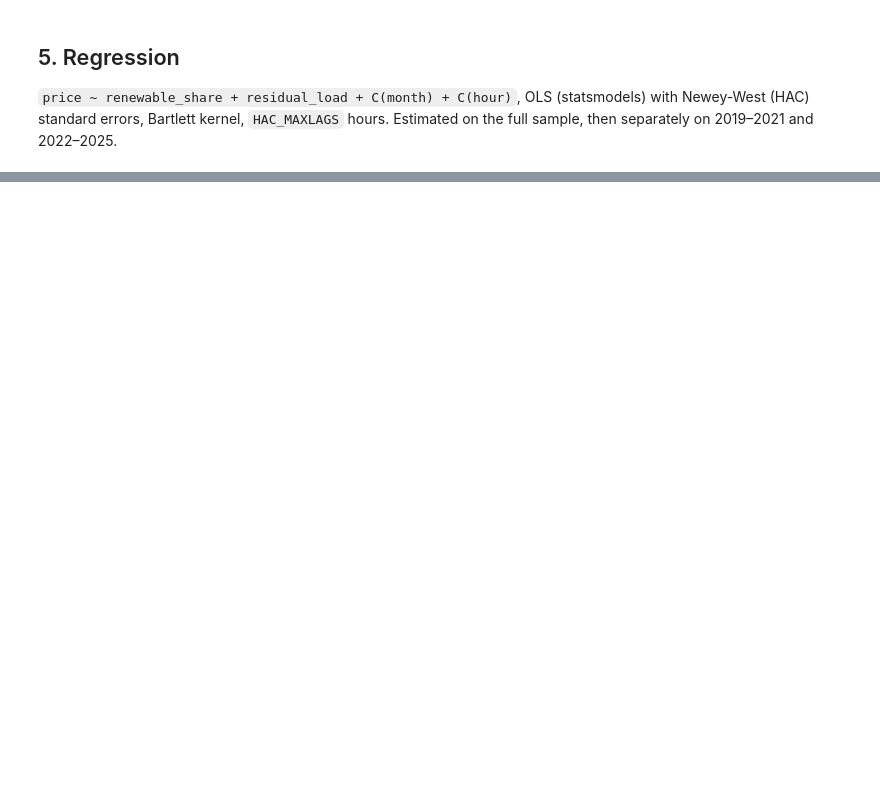
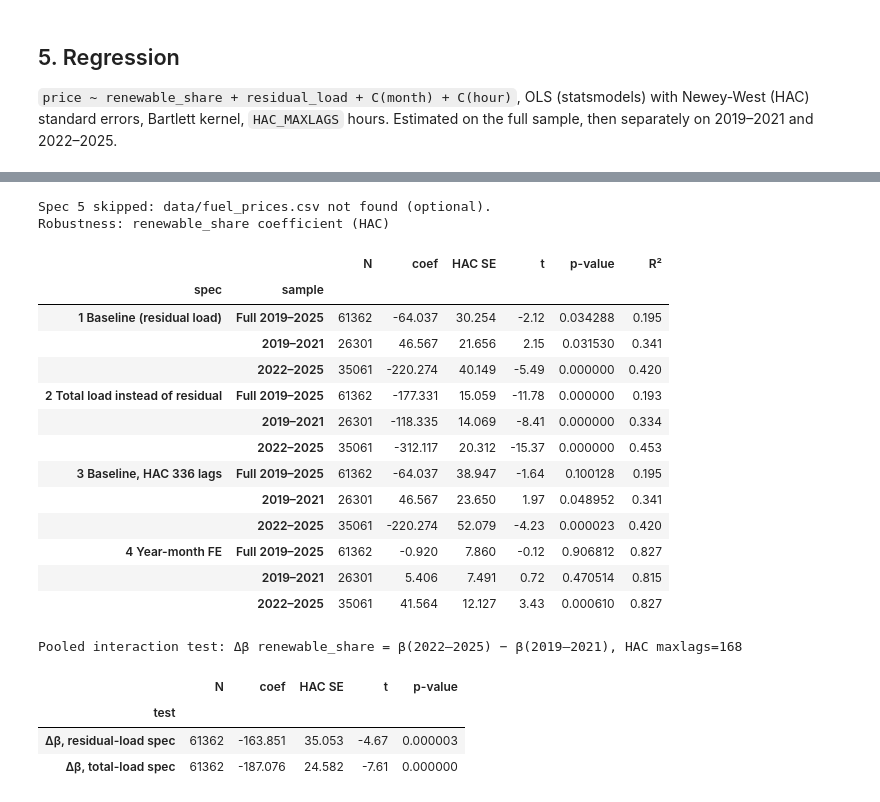
Before and after one commit to etienneRV/merit-order-effect-de, a Jupyter notebook: notebook.ipynb, the cells around one changed output, grey strips where cells are left out. Drawn from its saved outputs; the diff is of its cells as text; code cells hidden in the pictures; blank space fills up the shorter version.

```diff
--- a/notebook.ipynb
+++ b/notebook.ipynb
@@ -303,0 +327,75 @@ renewable_share coefficient by sample (HAC, maxlags=168) [SYNTHETIC DATA]
+# %%
+def fit_spec(formula, d, maxlags=HAC_MAXLAGS):
+    d = d.sort_index()
+    return smf.ols(formula, data=d).fit(cov_type="HAC", cov_kwds={"maxlags": maxlags})
+
+SPECS = {
+    "1 Baseline (residual load)":        ("price ~ renewable_share + residual_load + C(month) + C(hour)", HAC_MAXLAGS),
+    "2 Total load instead of residual":  ("price ~ renewable_share + total_load + C(month) + C(hour)", HAC_MAXLAGS),
+    "3 Baseline, HAC 336 lags":          ("price ~ renewable_share + residual_load + C(month) + C(hour)", 336),
+    "4 Year-month FE":                   ("price ~ renewable_share + residual_load + C(year_month) + C(hour)", HAC_MAXLAGS),
+}
+
+FUEL_CSV = DATA_DIR / "fuel_prices.csv"
+if FUEL_CSV.exists():
+    fuel = pd.read_csv(FUEL_CSV, parse_dates=["date"]).set_index("date")[["ttf", "eua"]].sort_index()
+    day = df["local_time"].dt.tz_localize(None).dt.normalize()
+    fuel = fuel.reindex(pd.date_range(fuel.index.min(), day.max(), freq="D")).ffill()
+    df["ttf"] = day.map(fuel["ttf"])
+    df["eua"] = day.map(fuel["eua"])
+    SPECS["5 Gas + CO2 price controls"] = (
+        "price ~ renewable_share + residual_load + ttf + eua + C(month) + C(hour)", HAC_MAXLAGS)
+    print(f"Fuel prices loaded from {FUEL_CSV}; hours without a fuel price: {df['ttf'].isna().sum():,}")
+else:
+    print(f"Spec 5 skipped: {FUEL_CSV} not found (optional).")
+
+samples = [("Full 2019–2025", df)] + [(p, df[df["period"] == p]) for p in SUBPERIODS]
+rows = []
+for spec, (formula, lags) in SPECS.items():
+    for label, d in samples:
+        r = fit_spec(formula, d, lags)
+        rows.append({"spec": spec, "sample": label, "N": int(r.nobs),
+                     "coef": r.params["renewable_share"], "HAC SE": r.bse["renewable_share"],
+                     "t": r.tvalues["renewable_share"], "p-value": r.pvalues["renewable_share"],
+                     "R²": r.rsquared})
+robustness = pd.DataFrame(rows).set_index(["spec", "sample"])
+
+INTERACTIONS = {
+    "residual-load spec": "price ~ renewable_share * post2022 + residual_load * post2022 + C(month) + C(hour)",
+    "total-load spec":    "price ~ renewable_share * post2022 + total_load * post2022 + C(month) + C(hour)",
+}
+inter_rows = []
+for name, formula in INTERACTIONS.items():
+    r = fit_spec(formula, df)
+    k = "renewable_share:post2022"
+    inter_rows.append({"test": f"Δβ, {name}", "N": int(r.nobs),
+                       "coef": r.params[k], "HAC SE": r.bse[k], "t": r.tvalues[k], "p-value": r.pvalues[k]})
+interaction = pd.DataFrame(inter_rows).set_index("test")
+
+fmt = {"coef": 3, "HAC SE": 3, "t": 2, "p-value": 6, "R²": 3}
+print(f"Robustness: renewable_share coefficient (HAC){TAG}")
+display(robustness.round(fmt))
+print(f"Pooled interaction test: Δβ renewable_share = β(2022–2025) − β(2019–2021), HAC maxlags={HAC_MAXLAGS}{TAG}")
+display(interaction.round(fmt))
+# %% [output]
+Spec 5 skipped: data/fuel_prices.csv not found (optional).
+Robustness: renewable_share coefficient (HAC)
+|  |  | N | coef | HAC SE | t | p-value | R² |
+| spec | sample |  |  |  |  |  |  |
+| 1 Baseline (residual load) | Full 2019–2025 | 61362 | -64.037 | 30.254 | -2.12 | 0.034288 | 0.195 |
+|  | 2019–2021 | 26301 | 46.567 | 21.656 | 2.15 | 0.031530 | 0.341 |
+|  | 2022–2025 | 35061 | -220.274 | 40.149 | -5.49 | 0.000000 | 0.420 |
+| 2 Total load instead of residual | Full 2019–2025 | 61362 | -177.331 | 15.059 | -11.78 | 0.000000 | 0.193 |
+|  | 2019–2021 | 26301 | -118.335 | 14.069 | -8.41 | 0.000000 | 0.334 |
+|  | 2022–2025 | 35061 | -312.117 | 20.312 | -15.37 | 0.000000 | 0.453 |
+| 3 Baseline, HAC 336 lags | Full 2019–2025 | 61362 | -64.037 | 38.947 | -1.64 | 0.100128 | 0.195 |
+|  | 2019–2021 | 26301 | 46.567 | 23.650 | 1.97 | 0.048952 | 0.341 |
+|  | 2022–2025 | 35061 | -220.274 | 52.079 | -4.23 | 0.000023 | 0.420 |
+| 4 Year-month FE | Full 2019–2025 | 61362 | -0.920 | 7.860 | -0.12 | 0.906812 | 0.827 |
+|  | 2019–2021 | 26301 | 5.406 | 7.491 | 0.72 | 0.470514 | 0.815 |
+|  | 2022–2025 | 35061 | 41.564 | 12.127 | 3.43 | 0.000610 | 0.827 |
+Pooled interaction test: Δβ renewable_share = β(2022–2025) − β(2019–2021), HAC maxlags=168
+|  | N | coef | HAC SE | t | p-value |
+| test |  |  |  |  |  |
+| Δβ, residual-load spec | 61362 | -163.851 | 35.053 | -4.67 | 0.000003 |
+| Δβ, total-load spec | 61362 | -187.076 | 24.582 | -7.61 | 0.000000 |
```
Also changed, not shown: parts of 8 cells of this notebook, 2 other files.
